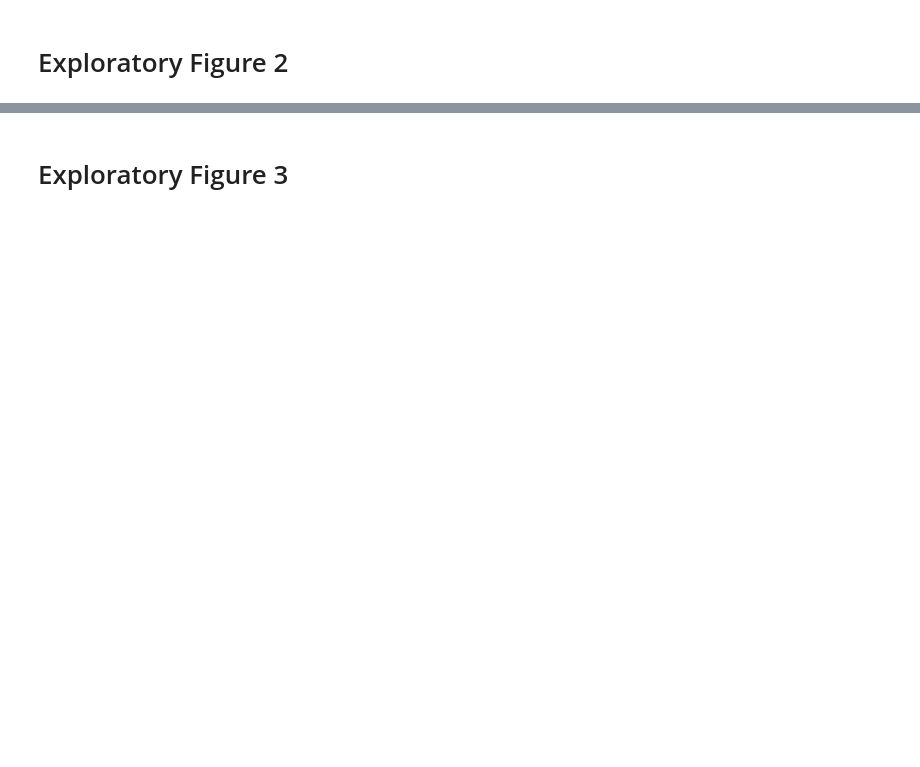
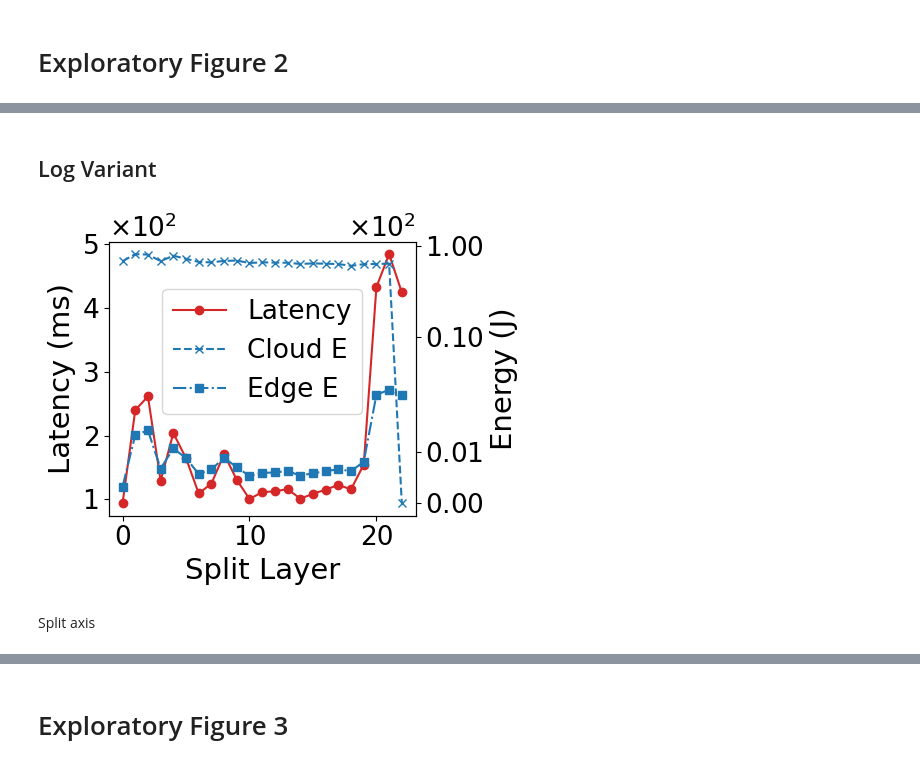
Before and after one commit to hpc-tuwien/SPLINTER, a Jupyter notebook: controller/exploratory_plots.ipynb, the cells around one changed output, grey strips where cells are left out. Drawn from its saved outputs; the diff is of its cells as text; code cells hidden in the pictures; blank space fills up the shorter version.

```diff
--- a/controller/exploratory_plots.ipynb
+++ b/controller/exploratory_plots.ipynb
@@ -84,6 +108,9 @@ plt.show()
 # %% [markdown]
 # Exploratory Figure 2
 # %%
-df_fig2 = df[(df['params_cpu-freq'] == 1800) & (df['params_edge-accelerator'] == 'max') & (
-        df['params_server-accelerator'] == True)]
-df_fig2 = df_fig2[['values_energy in mJ', 'values_latency in ms', 'params_layer']]
+df_fig2 = df[
+    ((df['params_layer'] == 0) & (df['params_cpu-freq'] == 1800) & (df['params_edge-accelerator'] == 'off') & (df['params_server-accelerator'] == True)) |
+    ((df['params_layer'] >= 1) & (df['params_layer'] <= 21) & (df['params_cpu-freq'] == 1800) & (df['params_edge-accelerator'] == 'max') & (df['params_server-accelerator'] == True)) |
+    ((df['params_layer'] == 22) & (df['params_cpu-freq'] == 1800) & (df['params_edge-accelerator'] == 'max') & (df['params_server-accelerator'] == False))
+]
+df_fig2 = df_fig2[['values_energy (J)', 'values_latency (ms)', 'params_layer', 'user_attrs_avg energy cloud (J)','user_attrs_avg energy edge (J)']]
@@ -150,0 +137,71 @@ plt.show()
+# %% [markdown]
+## Log Variant
+# %%
+import matplotlib.pyplot as plt
+import matplotlib.ticker as ticker
+
+# Define font size variables
+scale_fonts = 7
+label_font_size = 14 + scale_fonts
+title_font_size = 16 + scale_fonts
+tick_font_size = 12 + scale_fonts
+legend_font_size = 12 + scale_fonts
+offset_font_size = 12 + scale_fonts
+
+# Group by 'params_cpu-freq' and calculate the mean of 'values_energy in mJ' and 'values_latency in ms'
+grouped_df = df_fig2.groupby('params_layer').max().reset_index()
+
+
+# Create the plot
+fig, ax1 = plt.subplots(figsize=(5, 4))
+
+# Plot the latency on the first y-axis
+ax1.set_xlabel('Split Layer', fontsize=label_font_size)
+ax1.set_ylabel('Latency (ms)', fontsize=label_font_size)
+latency_line, = ax1.plot(grouped_df['params_layer'], grouped_df['values_latency (ms)'], color='tab:red', marker='o',
+                         linestyle='-')
+ax1.tick_params(axis='y', labelsize=tick_font_size)
+ax1.tick_params(axis='x', labelsize=tick_font_size)
+
+# Remove scientific notation for x-axis ticks
+ax1.xaxis.set_major_formatter(ticker.ScalarFormatter(useOffset=False))
+ax1.ticklabel_format(style='plain', axis='x')
+
+# Create a second y-axis for the energy
+ax2 = ax1.twinx()
+ax2.set_ylabel('Energy (J)', fontsize=label_font_size)
+ax2.set_yscale('symlog')
+energy_line, = ax2.plot(grouped_df['params_layer'], grouped_df['user_attrs_avg energy cloud (J)'], color='tab:blue', marker='x',
+                        linestyle='--')
+energy_line2, = ax2.plot(grouped_df['params_layer'], grouped_df['user_attrs_avg energy edge (J)'], color='tab:blue', marker='s',
+                        linestyle='-.')
+ax2.tick_params(axis='y', labelsize=tick_font_size)
+
+# Format y-axis ticks as scientific notation for both y-axes
+ax1.yaxis.set_major_formatter(ticker.ScalarFormatter(useMathText=True))
+ax1.ticklabel_format(style='sci', axis='y', scilimits=(0, 0))
+ax2.yaxis.set_major_formatter(ticker.ScalarFormatter(useMathText=True))
+ax2.ticklabel_format(style='sci', axis='y', scilimits=(0, 0))
+
+# Set offset text size for y-axes
+ax1.yaxis.get_offset_text().set_fontsize(offset_font_size)
+ax2.yaxis.get_offset_text().set_fontsize(offset_font_size)
+
+# Add a single legend
+lines = [latency_line, energy_line, energy_line2]
+labels = ['Latency', 'Cloud E', 'Edge E']
+ax2.legend(lines, labels, loc='center', bbox_to_anchor=(0.5, 0.6),fontsize=legend_font_size)
+
+# Adjust layout
+fig.tight_layout()
+#fig.subplots_adjust(bottom=0.2)  # Adjust the bottom to make room for rotated labels
+
+# Save the plot
+plt.savefig('split_layer_log.pdf', format='pdf', bbox_inches='tight')
+
+# Show the plot
+plt.show()
+# %% [output]
+[figure, added]
+# %% [markdown]
+Split axis
```
Also changed, not shown: parts of 20 cells of this notebook, 12 other files.
